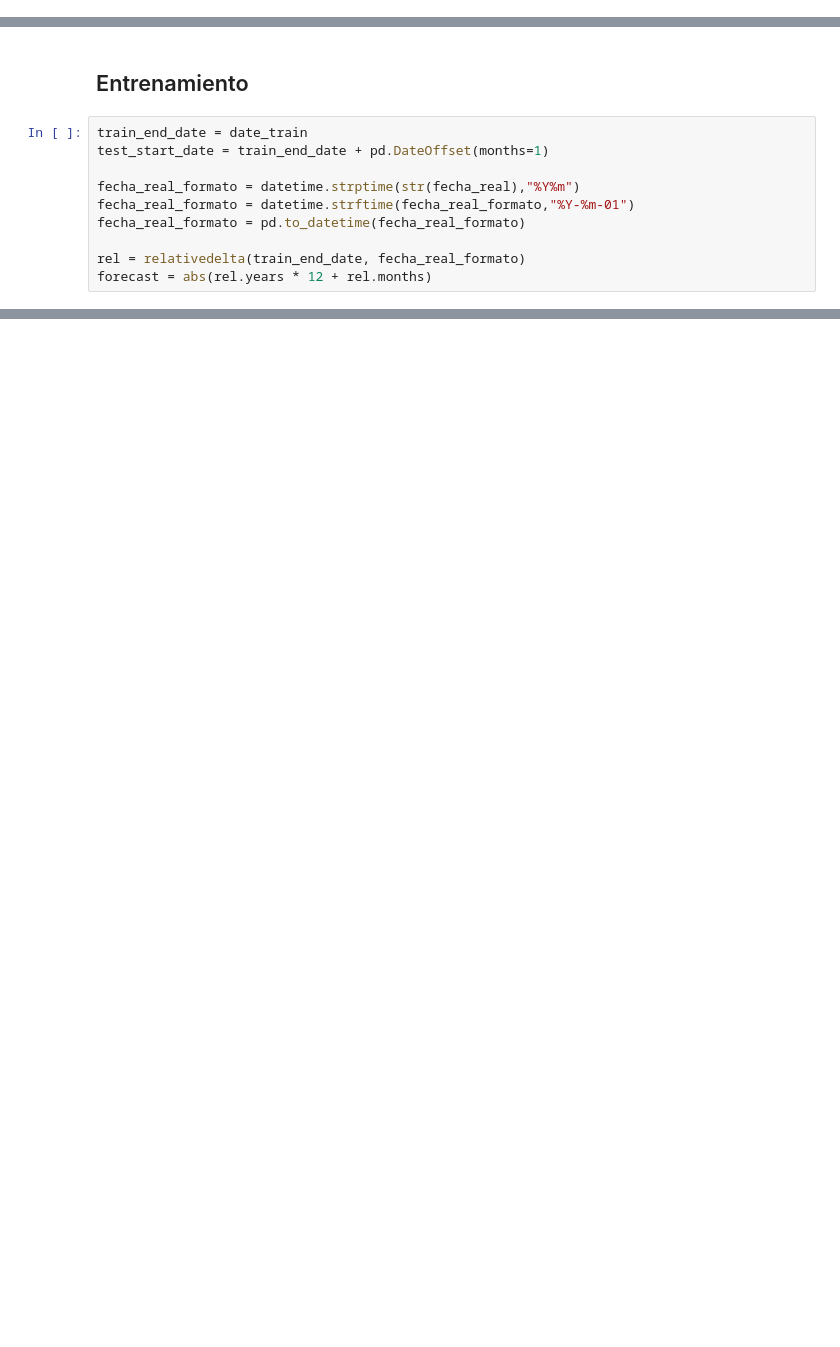
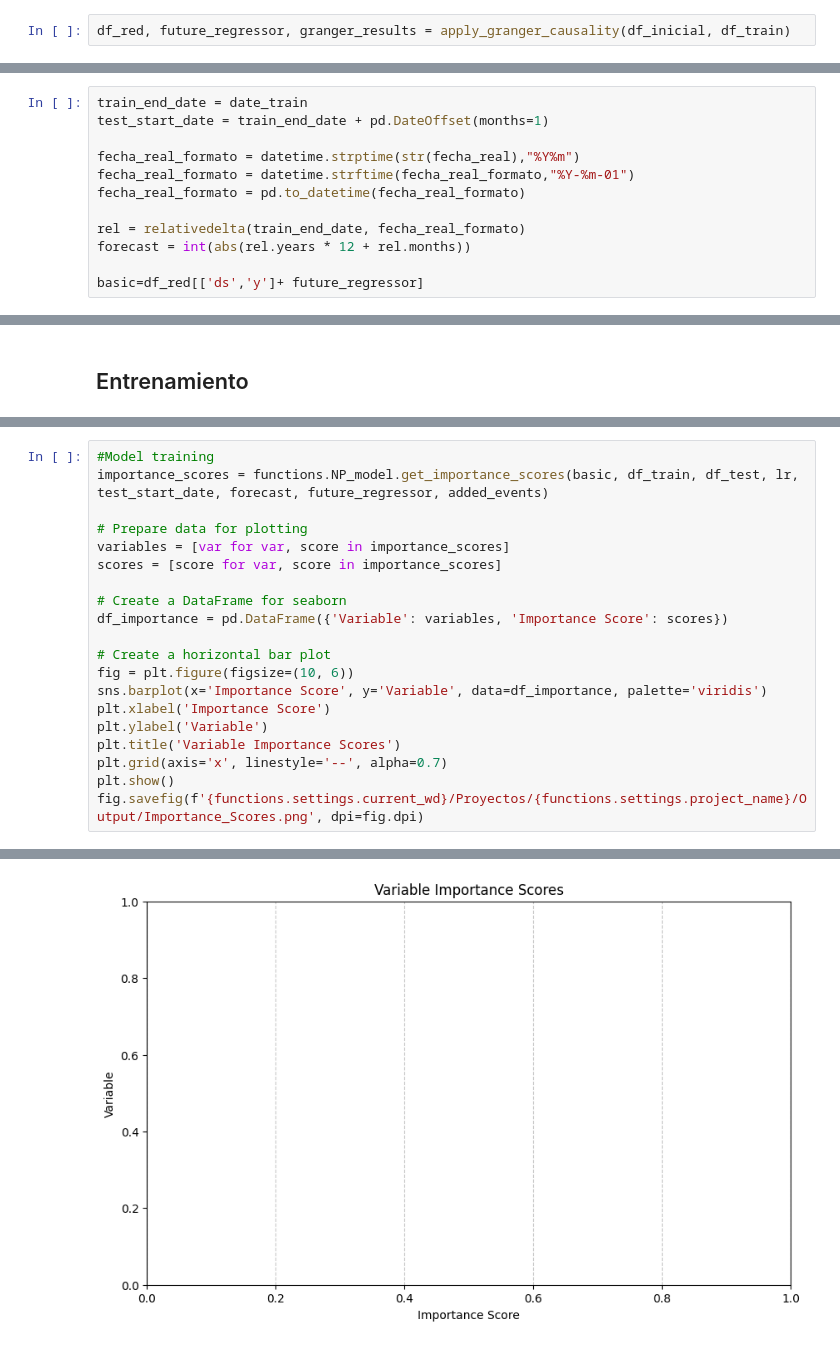
Before and after one commit to BRM17632/ir-ESC, a Jupyter notebook: Cascaron_NProphet.ipynb, the cells around one changed output, grey strips where cells are left out. Drawn from its saved outputs; the diff is of its cells as text; blank space fills up the shorter version.

```diff
--- a/Cascaron_NProphet.ipynb
+++ b/Cascaron_NProphet.ipynb
@@ -231,0 +200,2 @@ df_red.head()
+# %%
+df_red, future_regressor, granger_results = apply_granger_causality(df_inicial, df_train)
@@ -231,0 +220,12 @@ df_red.head()
+# %%
+train_end_date = date_train
+test_start_date = train_end_date + pd.DateOffset(months=1)
+
+fecha_real_formato = datetime.strptime(str(fecha_real),"%Y%m")
+fecha_real_formato = datetime.strftime(fecha_real_formato,"%Y-%m-01")
+fecha_real_formato = pd.to_datetime(fecha_real_formato)
+
+rel = relativedelta(train_end_date, fecha_real_formato)
+forecast = int(abs(rel.years * 12 + rel.months))
+
+basic=df_red[['ds','y']+ future_regressor]
@@ -232,12 +252,2 @@ df_red.head()
 # %% [markdown]
 ## Entrenamiento
-# %%
-train_end_date = date_train
-test_start_date = train_end_date + pd.DateOffset(months=1)
-
-fecha_real_formato = datetime.strptime(str(fecha_real),"%Y%m")
-fecha_real_formato = datetime.strftime(fecha_real_formato,"%Y-%m-01")
-fecha_real_formato = pd.to_datetime(fecha_real_formato)
-
-rel = relativedelta(train_end_date, fecha_real_formato)
-forecast = abs(rel.years * 12 + rel.months)
@@ -412,0 +305,21 @@ ModuleNotFoundError: No module named 'lightning'
+# %%
+#Model training
+importance_scores = functions.NP_model.get_importance_scores(basic, df_train, df_test, lr, test_start_date, forecast, future_regressor, added_events)
+
+# Prepare data for plotting
+variables = [var for var, score in importance_scores]
+scores = [score for var, score in importance_scores]
+
+# Create a DataFrame for seaborn
+df_importance = pd.DataFrame({'Variable': variables, 'Importance Score': scores})
+
+# Create a horizontal bar plot
+fig = plt.figure(figsize=(10, 6))
+sns.barplot(x='Importance Score', y='Variable', data=df_importance, palette='viridis')
+plt.xlabel('Importance Score')
+plt.ylabel('Variable')
+plt.title('Variable Importance Scores')
+plt.grid(axis='x', linestyle='--', alpha=0.7)
+plt.show()
+fig.savefig(f'{functions.settings.current_wd}/Proyectos/{functions.settings.project_name}/Output/Importance_Scores.png', dpi=fig.dpi)
+# %% [output]
@@ -412,0 +343 @@ ModuleNotFoundError: No module named 'lightning'
+[figure, added]
```
Also changed, not shown: parts of 71 cells of this notebook.
